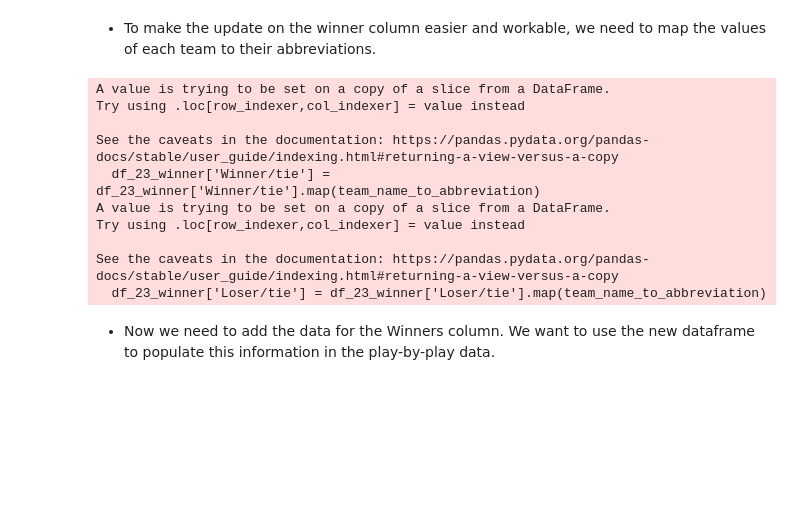
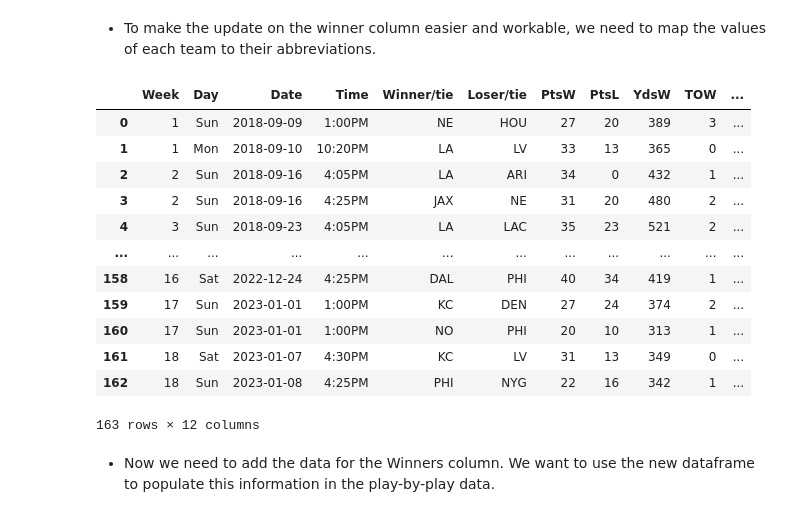
Before and after one commit to Pratik-Chaudhari-ggc/GT-Hacklytics, a Jupyter notebook: notebooks/all-data-notebook.ipynb, the cells around one changed output. Cells and saved outputs as stored; diff of their text form; code cells hidden in the pictures; blank space fills up the shorter version.

```diff
--- a/notebooks/all-data-notebook.ipynb
+++ b/notebooks/all-data-notebook.ipynb
@@ -124,48 +125,54 @@ team_name_to_abbreviation = {
     'Denver Broncos': 'DEN',
     'Detroit Lions': 'DET',
     'Green Bay Packers': 'GB',
     'Houston Texans': 'HOU',
     'Indianapolis Colts': 'IND',
     'Jacksonville Jaguars': 'JAX',
     'Kansas City Chiefs': 'KC',
     'Las Vegas Raiders': 'LV',
     'Los Angeles Chargers': 'LAC',
-    'Los Angeles Rams': 'LAR',
+    'Los Angeles Rams': 'LA',
     'Miami Dolphins': 'MIA',
     'Minnesota Vikings': 'MIN',
     'New England Patriots': 'NE',
     'New Orleans Saints': 'NO',
     'New York Giants': 'NYG',
     'New York Jets': 'NYJ',
+    'Oakland Raiders': 'LV',
     'Philadelphia Eagles': 'PHI',
     'Pittsburgh Steelers': 'PIT',
     'San Francisco 49ers': 'SF',
     'Seattle Seahawks': 'SEA',
     'Tampa Bay Buccaneers': 'TB',
     'Tennessee Titans': 'TEN',
     'Washington Football Team': 'WAS'
 }
 
 # Update the Winner/tie column with abbreviations
-all_winners['Winner/tie'] = all_winners['Winner/tie'].map(team_name_to_abbreviation)
+all_winners.loc[:,'Winner/tie'] = all_winners['Winner/tie'].map(team_name_to_abbreviation)
 
-df_23_winner['Winner/tie'] = df_23_winner['Winner/tie'].map(team_name_to_abbreviation)
+df_23_winner.loc[:,'Winner/tie'] = df_23_winner['Winner/tie'].map(team_name_to_abbreviation)
 
 # Update the Loser/tie column with abbreviations
-all_winners['Loser/tie'] = all_winners['Loser/tie'].map(team_name_to_abbreviation)
+all_winners.loc[:,'Loser/tie'] = all_winners['Loser/tie'].map(team_name_to_abbreviation)
 
-df_23_winner['Loser/tie'] = df_23_winner['Loser/tie'].map(team_name_to_abbreviation)
+df_23_winner.loc[:,'Loser/tie'] = df_23_winner['Loser/tie'].map(team_name_to_abbreviation)
+
+all_winners
 # %% [output]
+|  | Week | Day | Date | Time | Winner/tie | Loser/tie | PtsW | PtsL | YdsW | TOW | ... |
+| 0 | 1 | Sun | 2018-09-09 | 1:00PM | NE | HOU | 27 | 20 | 389 | 3 | ... |
+| 1 | 1 | Mon | 2018-09-10 | 10:20PM | LA | LV | 33 | 13 | 365 | 0 | ... |
+| 2 | 2 | Sun | 2018-09-16 | 4:05PM | LA | ARI | 34 | 0 | 432 | 1 | ... |
+| 3 | 2 | Sun | 2018-09-16 | 4:25PM | JAX | NE | 31 | 20 | 480 | 2 | ... |
+| 4 | 3 | Sun | 2018-09-23 | 4:05PM | LA | LAC | 35 | 23 | 521 | 2 | ... |
+| ... | ... | ... | ... | ... | ... | ... | ... | ... | ... | ... | ... |
+| 158 | 16 | Sat | 2022-12-24 | 4:25PM | DAL | PHI | 40 | 34 | 419 | 1 | ... |
+| 159 | 17 | Sun | 2023-01-01 | 1:00PM | KC | DEN | 27 | 24 | 374 | 2 | ... |
+| 160 | 17 | Sun | 2023-01-01 | 1:00PM | NO | PHI | 20 | 10 | 313 | 1 | ... |
+| 161 | 18 | Sat | 2023-01-07 | 4:30PM | KC | LV | 31 | 13 | 349 | 0 | ... |
+| 162 | 18 | Sun | 2023-01-08 | 4:25PM | PHI | NYG | 22 | 16 | 342 | 1 | ... |
-A value is trying to be set on a copy of a slice from a DataFrame.
-Try using .loc[row_indexer,col_indexer] = value instead
-
-See the caveats in the documentation: https://pandas.pydata.org/pandas-docs/stable/user_guide/indexing.html#returning-a-view-versus-a-copy
-  df_23_winner['Winner/tie'] = df_23_winner['Winner/tie'].map(team_name_to_abbreviation)
-A value is trying to be set on a copy of a slice from a DataFrame.
-Try using .loc[row_indexer,col_indexer] = value instead
-
-See the caveats in the documentation: https://pandas.pydata.org/pandas-docs/stable/user_guide/indexing.html#returning-a-view-versus-a-copy
-  df_23_winner['Loser/tie'] = df_23_winner['Loser/tie'].map(team_name_to_abbreviation)
+163 rows × 12 columns
 # %% [markdown]
 - Now we need to add the data for the Winners column. We want to use the new dataframe to populate this information in the play-by-play data.
 # %% [markdown]
```
Also changed, not shown: parts of 4 cells of this notebook, 1 other file.
